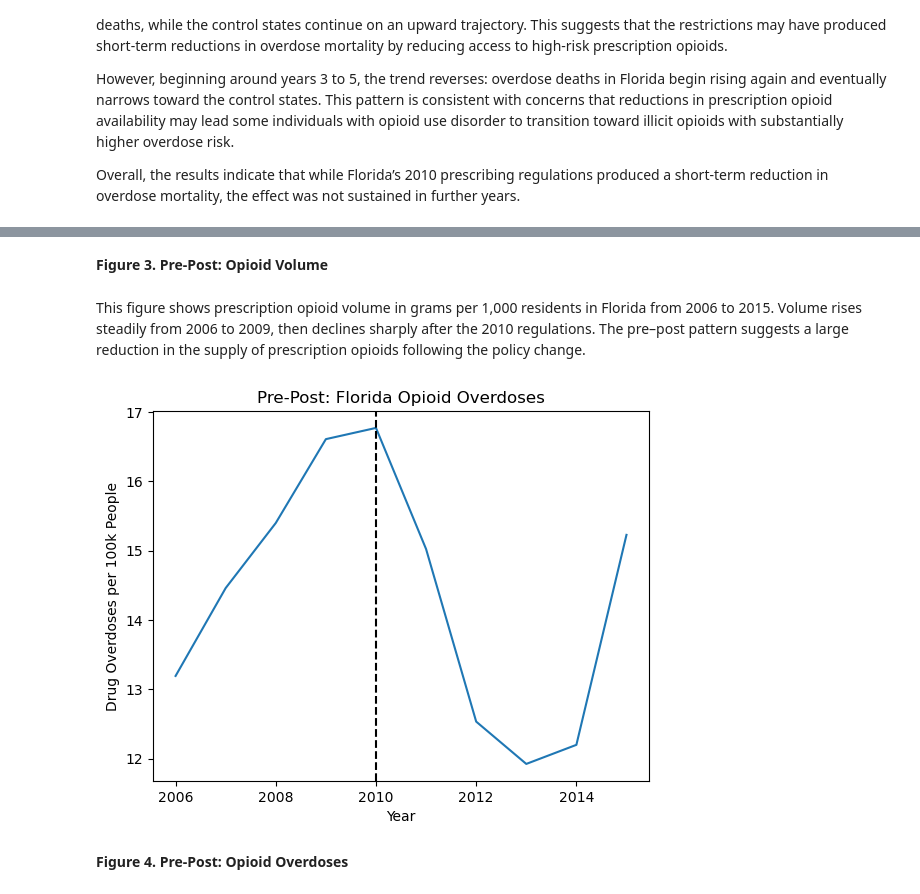
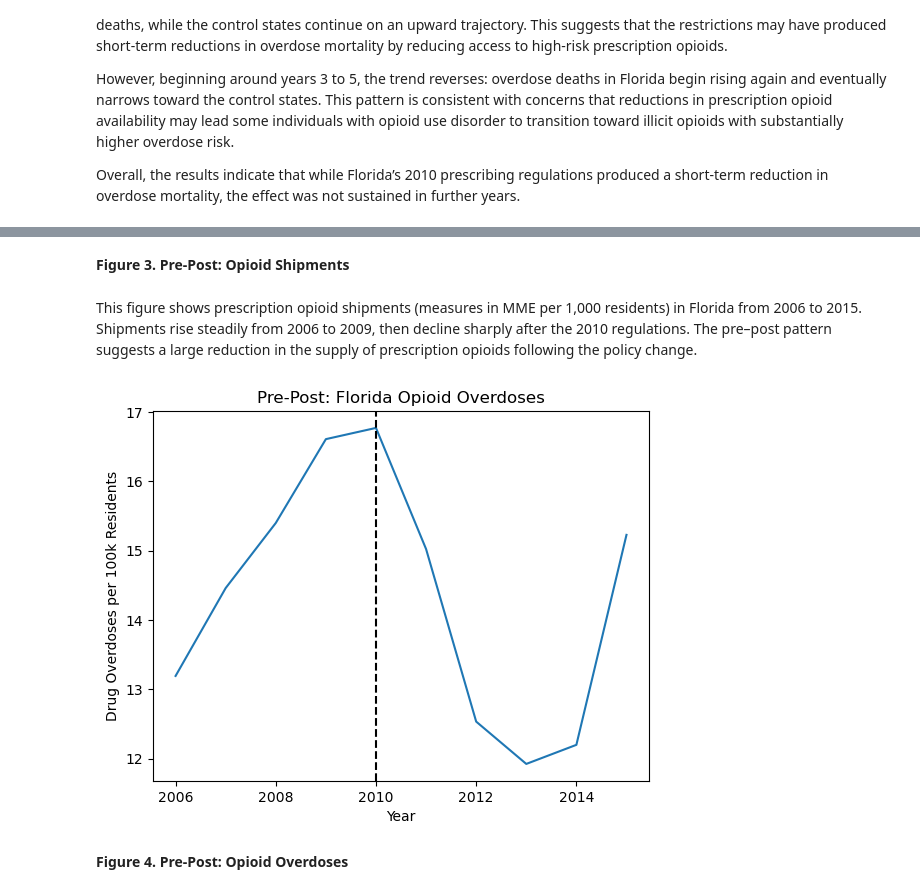
Before and after one commit to rakiranelson/IDS590-Opioids-Final-Project, a Jupyter notebook: opioid_dsm.ipynb, the cells around one changed output, grey strips where cells are left out. Saved outputs shown, nothing was run; the diff lists cells and outputs as text; code cells hidden in the pictures.

```diff
--- a/opioid_dsm.ipynb
+++ b/opioid_dsm.ipynb
@@ -291,19 +284,19 @@ plt.show()
 # %% [markdown]
-**Figure 3. Pre-Post: Opioid Volume**
+**Figure 3. Pre-Post: Opioid Shipments**
 # %% [markdown]
-This figure shows prescription opioid volume in grams per 1,000 residents in Florida from 2006 to 2015. Volume rises steadily from 2006 to 2009, then declines sharply after the 2010 regulations. The pre–post pattern suggests a large reduction in the supply of prescription opioids following the policy change.
+This figure shows prescription opioid shipments (measures in MME per 1,000 residents) in Florida from 2006 to 2015. Shipments rise steadily from 2006 to 2009, then decline sharply after the 2010 regulations. The pre–post pattern suggests a large reduction in the supply of prescription opioids following the policy change.
 # %%
 fl = opioids_states_od[opioids_states_od["state"] == "FLORIDA"]
 mean_fl = fl.groupby("year")["overdose_per_100k"].mean()
 
 plt.plot(mean_fl.index, mean_fl.values)
 plt.axvline(2010, linestyle="--", color="black")
 plt.title("Pre-Post: Florida Opioid Overdoses")
-plt.ylabel("Drug Overdoses per 100k People")
+plt.ylabel("Drug Overdoses per 100k Residents")
 plt.xlabel("Year")
 plt.show()
 # %% [output]
-[figure, old version]
+[figure, new version]
 # %% [markdown]
 **Figure 4. Pre-Post: Opioid Overdoses**
 # %% [markdown]
```
Also changed, not shown: parts of 10 cells of this notebook, 1 other file.
